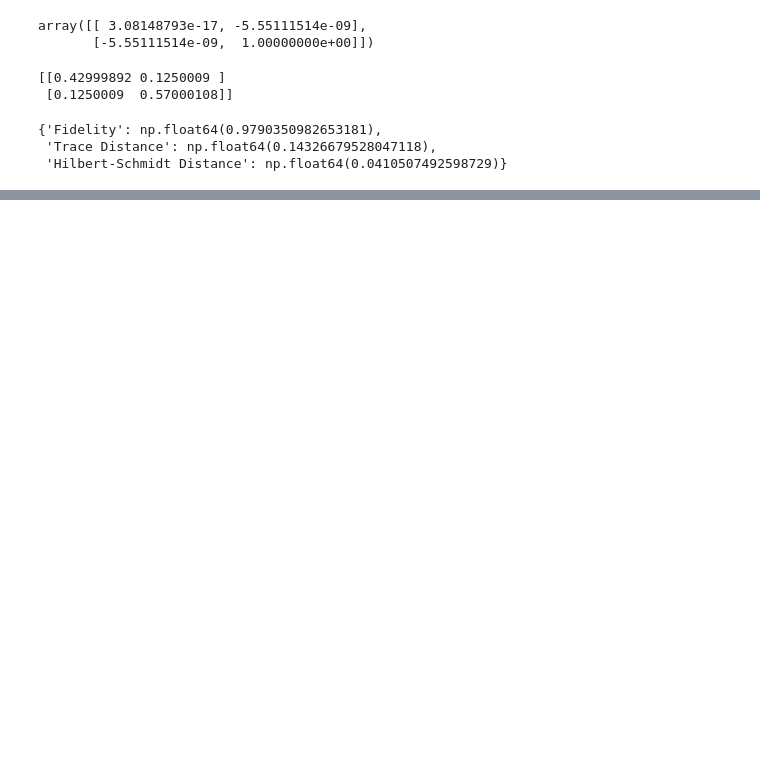
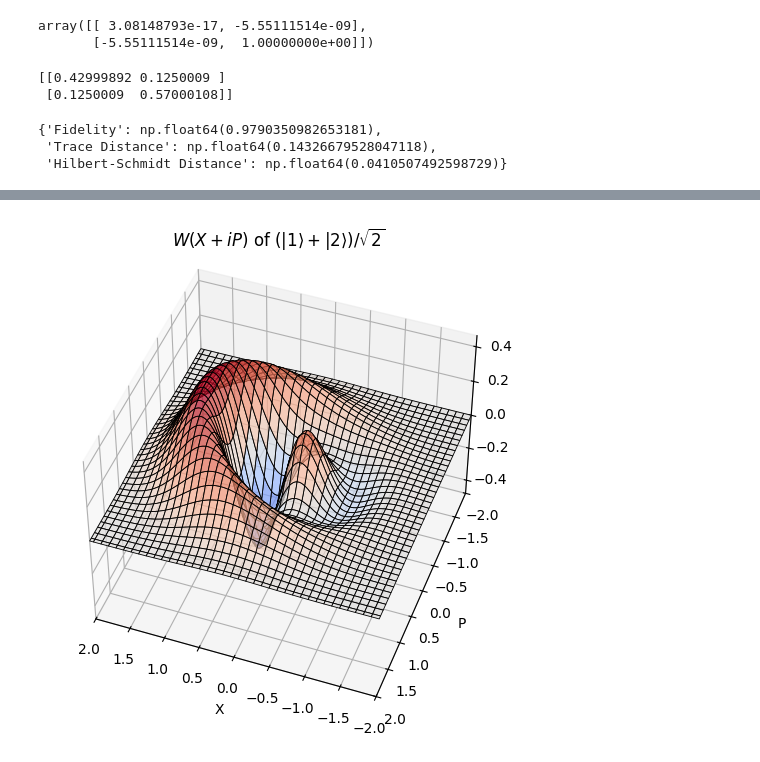
Before and after one commit to ElenBOT/tomography, a Jupyter notebook: examples.ipynb, the cells around one changed output, grey strips where cells are left out. Cells and saved outputs as stored; diff of their text form; code cells hidden in the pictures; blank space fills up the shorter version.

```diff
--- a/examples.ipynb
+++ b/examples.ipynb
@@ -114,0 +131,7 @@ compute_similarities(rho_fit, rho_ideal)
+# %%
+plot_complex_2dfunc_in3d(
+    np.real(W_values), alpha, title='$W(X+iP)$ of $(| 1\\rangle + | 2\\rangle)/\\sqrt{2}$',
+    elev=45, azim=110
+)
+# %% [output]
+[figure, added]
```
Also changed, not shown: parts of 9 cells of this notebook, 3 other files.
